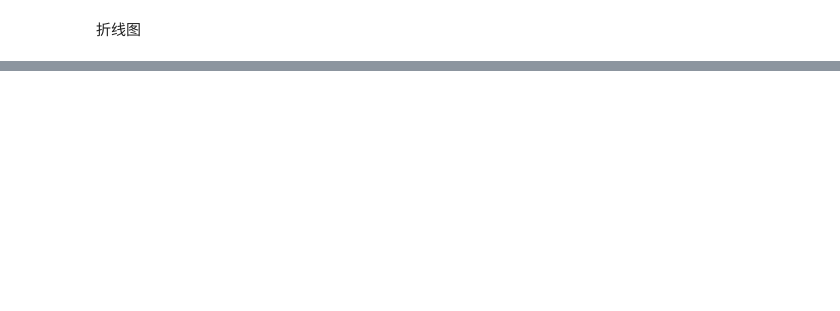
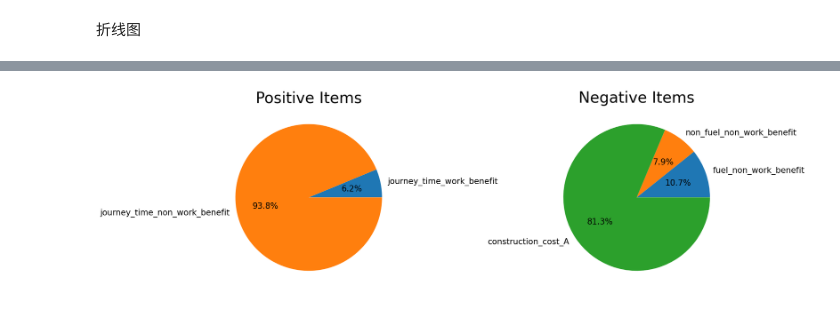
Before and after one commit to jackli100/Economy-coursework, a Jupyter notebook: data_analysis.ipynb, the cells around one changed output, grey strips where cells are left out. Saved outputs shown, nothing was run; the diff lists cells and outputs as text; code cells hidden in the pictures; blank space fills up the shorter version.

```diff
--- a/data_analysis.ipynb
+++ b/data_analysis.ipynb
@@ -170,0 +221,40 @@ CSV文件已处理完成并保存为: voc_processed.csv
+# %%
+
+SchemeA1 = TransportationScheme()
+SchemeA1.get_things_done()
+dict_for_pie_chart = SchemeA1.get_sum_of_costs_and_benefits()
+
+def plot_filtered_pie_charts(dict_for_pie_chart):
+    # 分离正值和负值项目
+    positive_items = {k: v for k, v in dict_for_pie_chart.items() if v > 0}
+    negative_items = {k: abs(v) for k, v in dict_for_pie_chart.items() if v < 0}
+
+    # 定义过滤函数，只保留占比大于等于1%的项
+    def filter_small_items(items):
+        total = sum(items.values())
+        return {k: v for k, v in items.items() if (v / total) >= 0.01}
+
+    # 过滤小项
+    positive_filtered = filter_small_items(positive_items)
+    negative_filtered = filter_small_items(negative_items)
+
+    plt.figure(figsize=(18, 8))  # 控制饼图大小
+
+    # 绘制正值的饼图
+    if positive_filtered:
+        plt.subplot(1, 2, 1)
+        plt.pie(positive_filtered.values(), labels=positive_filtered.keys(), autopct='%1.1f%%', textprops={'fontsize': 15})
+        plt.title('Positive Items', fontsize=28)
+
+    # 绘制负值的饼图
+    if negative_filtered:
+        plt.subplot(1, 2, 2)
+        plt.pie(negative_filtered.values(), labels=negative_filtered.keys(), autopct='%1.1f%%', textprops={'fontsize': 15})
+        plt.title('Negative Items', fontsize=28)
+
+    plt.tight_layout()
+    plt.show()
+
+plot_filtered_pie_charts(dict_for_pie_chart)
+# %% [output]
+[figure, added]
```
Also changed, not shown: parts of 5 cells of this notebook, 11 other files.
